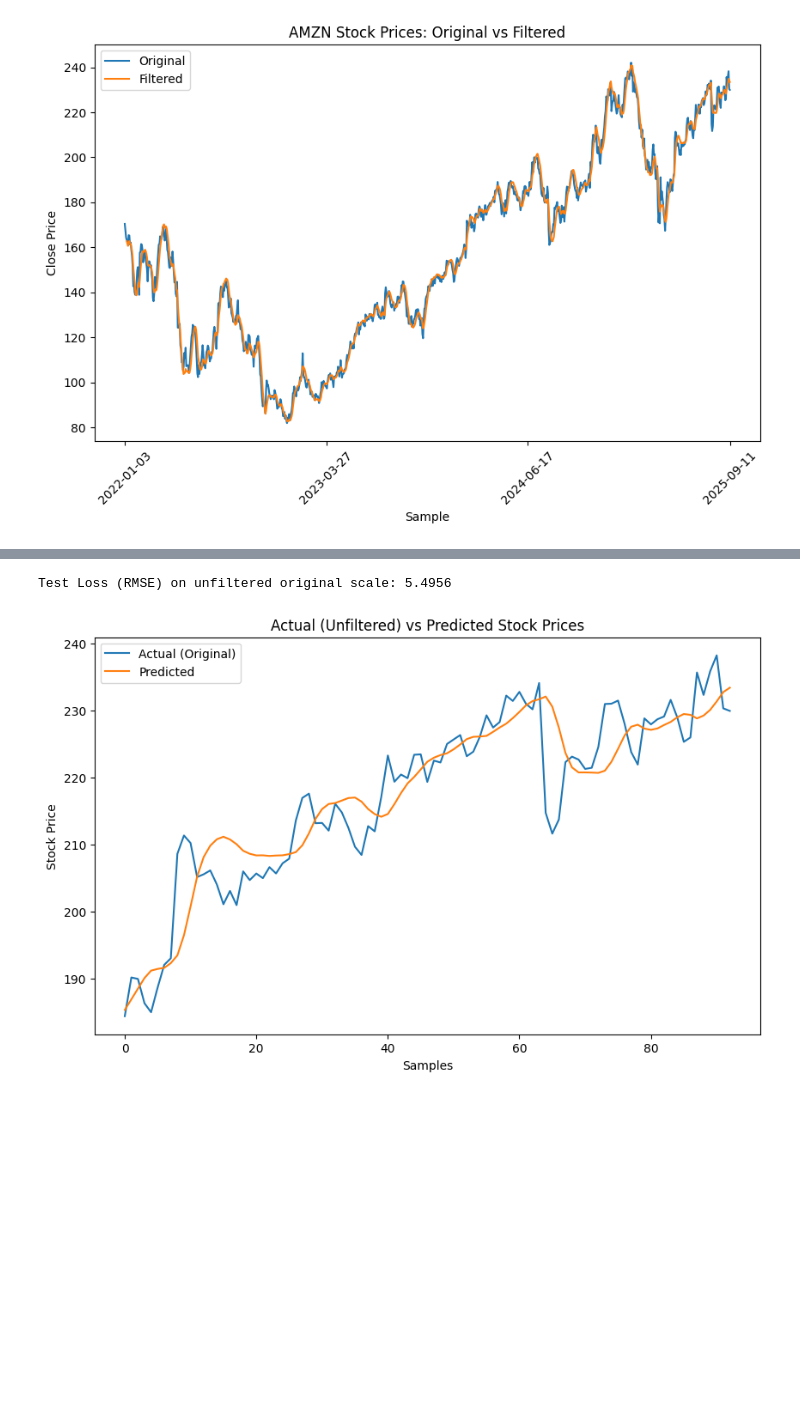
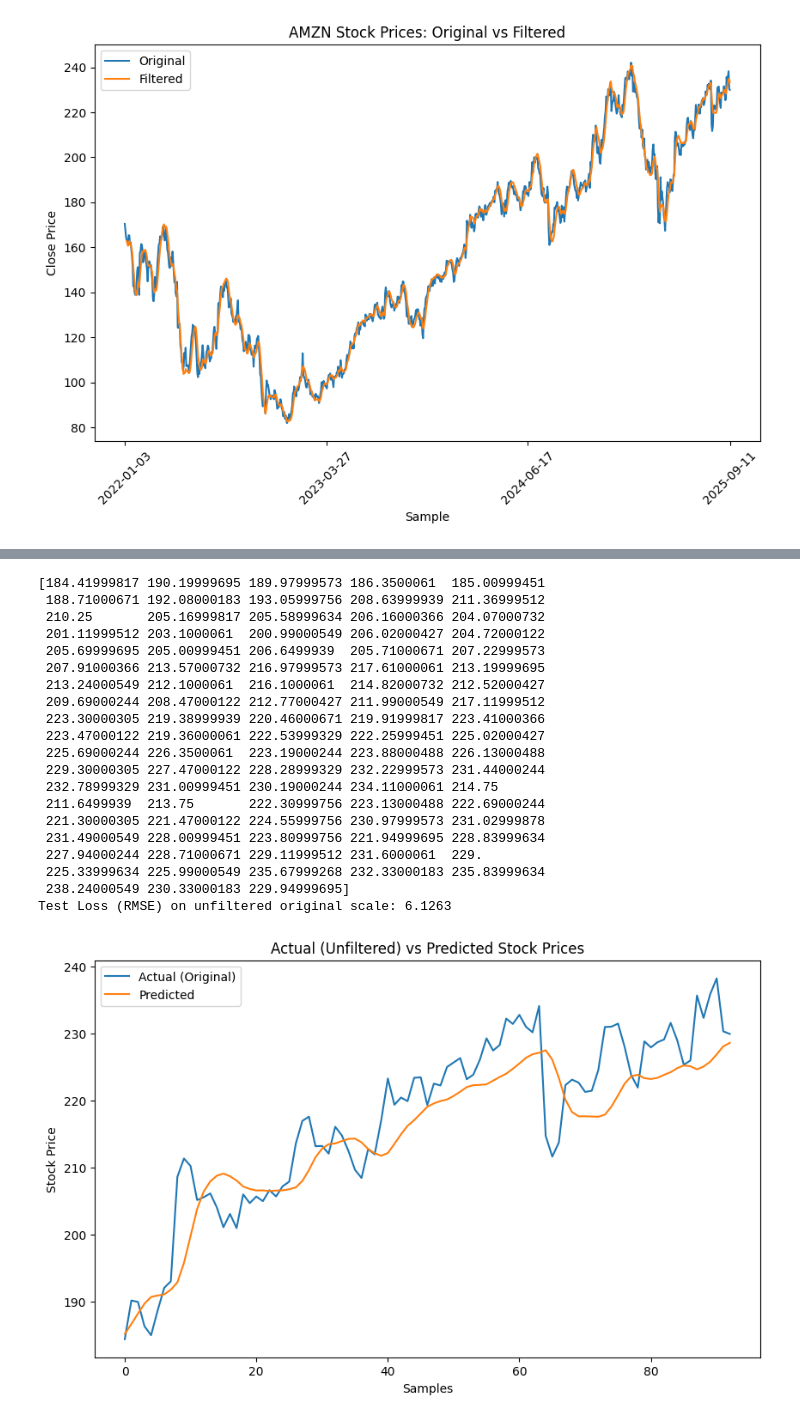
Before and after one commit to EmD4blju/kalman_stock_prediction, a Jupyter notebook: src/app/kalman_model.ipynb, the cells around one changed output, grey strips where cells are left out. Cells and saved outputs as stored; diff of their text form; code cells hidden in the pictures; blank space fills up the shorter version.

```diff
--- a/src/app/kalman_model.ipynb
+++ b/src/app/kalman_model.ipynb
@@ -92,48 +92,42 @@ import pandas as pd
 
 AMZN_train_dataset, AMZN_test_dataset = train_test_split(AMZN_supervised_data, test_size=.1, shuffle=False, random_state=42)
 AMZN_train_dataset, AMZN_validation_dataset = train_test_split(AMZN_train_dataset, test_size=.2, shuffle=False, random_state=42)
+# %%
+AMZN_train_original = AMZN_train_dataset['Close_original']
+AMZN_validation_original = AMZN_validation_dataset['Close_original']
+AMZN_test_original = AMZN_test_dataset['Close_original']
+
+AMZN_supervised_data.drop(columns=['Close_original'], inplace=True)
+AMZN_train_dataset.drop(columns=['Close_original'], inplace=True)
+AMZN_validation_dataset.drop(columns=['Close_original'], inplace=True)
+AMZN_test_dataset.drop(columns=['Close_original'], inplace=True)
 # %%
-targets = ['Close', 'Close_original']
-features = [col for col in AMZN_supervised_data.columns if col not in targets]
-
-target = targets[0]
-target_original = targets[1]
+target = 'Close'
+features = [col for col in AMZN_supervised_data.columns if col != target]
 
 scaler_X = MinMaxScaler()
 scaler_y = MinMaxScaler()
-scaler_y_original = MinMaxScaler()
 
 scaler_X.fit(AMZN_train_dataset[features])
 scaler_y.fit(AMZN_train_dataset[[target]])
-scaler_y_original.fit(AMZN_train_dataset[[target_original]])
 
 X_train_scaled = scaler_X.transform(AMZN_train_dataset[features])
 y_train_scaled = scaler_y.transform(AMZN_train_dataset[[target]])
-y_train_original_scaled = scaler_y_original.transform(AMZN_train_dataset[[target_original]])
 
 X_validation_scaled = scaler_X.transform(AMZN_validation_dataset[features])
 y_validation_scaled = scaler_y.transform(AMZN_validation_dataset[[target]])
-y_validation_original_scaled = scaler_y_original.transform(AMZN_validation_dataset[[target_original]])
-
 
 X_test_scaled = scaler_X.transform(AMZN_test_dataset[features])
 y_test_scaled = scaler_y.transform(AMZN_test_dataset[[target]])
-y_test_original_scaled = scaler_y_original.transform(AMZN_test_dataset[[target_original]])
-
 
 AMZN_train_scaled = pd.DataFrame(X_train_scaled, columns=features)
-AMZN_train_scaled[[target]] = y_train_scaled
-AMZN_train_scaled[[target_original]] = y_train_original_scaled
+AMZN_train_scaled[target] = y_train_scaled
 
 AMZN_validation_scaled = pd.DataFrame(X_validation_scaled, columns=features)
-AMZN_validation_scaled[[target]] = y_validation_scaled
-AMZN_validation_scaled[[target_original]] = y_validation_original_scaled
-
+AMZN_validation_scaled[target] = y_validation_scaled
 
 AMZN_test_scaled = pd.DataFrame(X_test_scaled, columns=features)
-AMZN_test_scaled[[target]] = y_test_scaled
-AMZN_test_scaled[[target_original]] = y_test_original_scaled
-
+AMZN_test_scaled[target] = y_test_scaled
 
 AMZN_train_dataset = AMZN_train_scaled
 AMZN_validation_dataset = AMZN_validation_scaled
@@ -369,27 +355,44 @@ Test Loss (RMSE) on original scale: 2.2359
 # %%
 import numpy as np
 import matplotlib.pyplot as plt
 import seaborn as sns
 
-# Inverse-transform the original (unfiltered) target series
-actuals_original = scaler_y_original.inverse_transform(
-    AMZN_test_original.to_numpy().reshape(-1, 1)
-).flatten()
+actuals_original = AMZN_test_original.values
+print(actuals_original)
 
 unfiltered_test_loss = np.sqrt(loss_function(torch.tensor(predictions), torch.tensor(actuals_original)).item())
 print(f'Test Loss (RMSE) on unfiltered original scale: {unfiltered_test_loss:.4f}')
 
 plt.figure(figsize=(10, 6))
 sns.lineplot(x=range(len(actuals_original)), y=actuals_original, label='Actual (Original)')
 sns.lineplot(x=range(len(predictions)), y=predictions, label='Predicted')
 plt.xlabel('Samples')
 plt.ylabel('Stock Price')
 plt.title('Actual (Unfiltered) vs Predicted Stock Prices')
 plt.legend()
 plt.show()
 # %% [output]
-Test Loss (RMSE) on unfiltered original scale: 5.4956
+[184.41999817 190.19999695 189.97999573 186.3500061  185.00999451
+ 188.71000671 192.08000183 193.05999756 208.63999939 211.36999512
+ 210.25       205.16999817 205.58999634 206.16000366 204.07000732
+ 201.11999512 203.1000061  200.99000549 206.02000427 204.72000122
+ 205.69999695 205.00999451 206.6499939  205.71000671 207.22999573
+ 207.91000366 213.57000732 216.97999573 217.61000061 213.19999695
+ 213.24000549 212.1000061  216.1000061  214.82000732 212.52000427
+ 209.69000244 208.47000122 212.77000427 211.99000549 217.11999512
+ 223.30000305 219.38999939 220.46000671 219.91999817 223.41000366
+ 223.47000122 219.36000061 222.53999329 222.25999451 225.02000427
+ 225.69000244 226.3500061  223.19000244 223.88000488 226.13000488
+ 229.30000305 227.47000122 228.28999329 232.22999573 231.44000244
+ 232.78999329 231.00999451 230.19000244 234.11000061 214.75
+ 211.6499939  213.75       222.30999756 223.13000488 222.69000244
+ 221.30000305 221.47000122 224.55999756 230.97999573 231.02999878
+ 231.49000549 228.00999451 223.80999756 221.94999695 228.83999634
+ 227.94000244 228.71000671 229.11999512 231.6000061  229.
+ 225.33999634 225.99000549 235.67999268 232.33000183 235.83999634
+ 238.24000549 230.33000183 229.94999695]
+Test Loss (RMSE) on unfiltered original scale: 6.1263
-[figure, old version]
+[figure, new version]
 # %%
 import seaborn as sns
 import matplotlib.pyplot as plt
```
Also changed, not shown: parts of 13 cells of this notebook.
